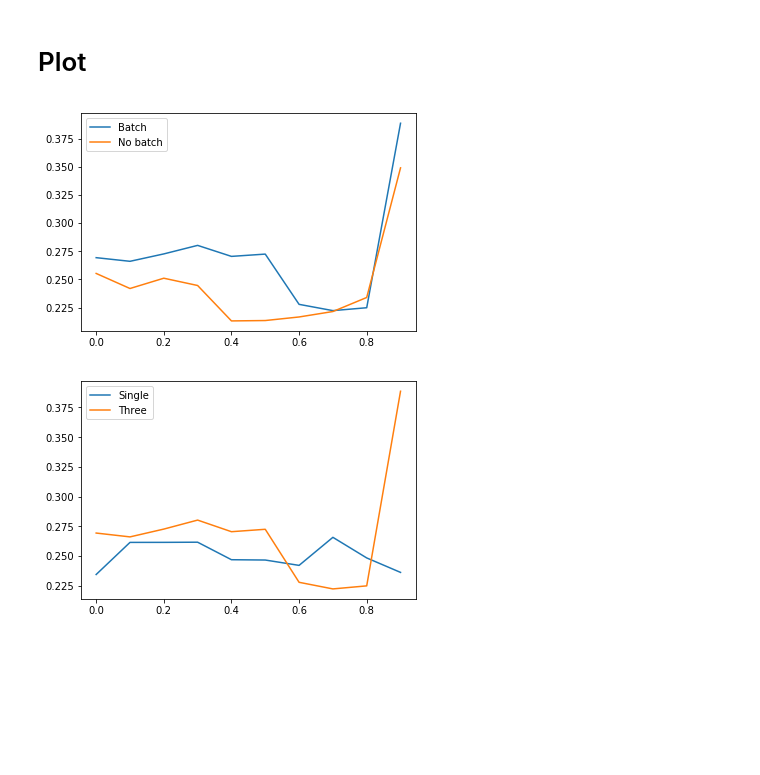
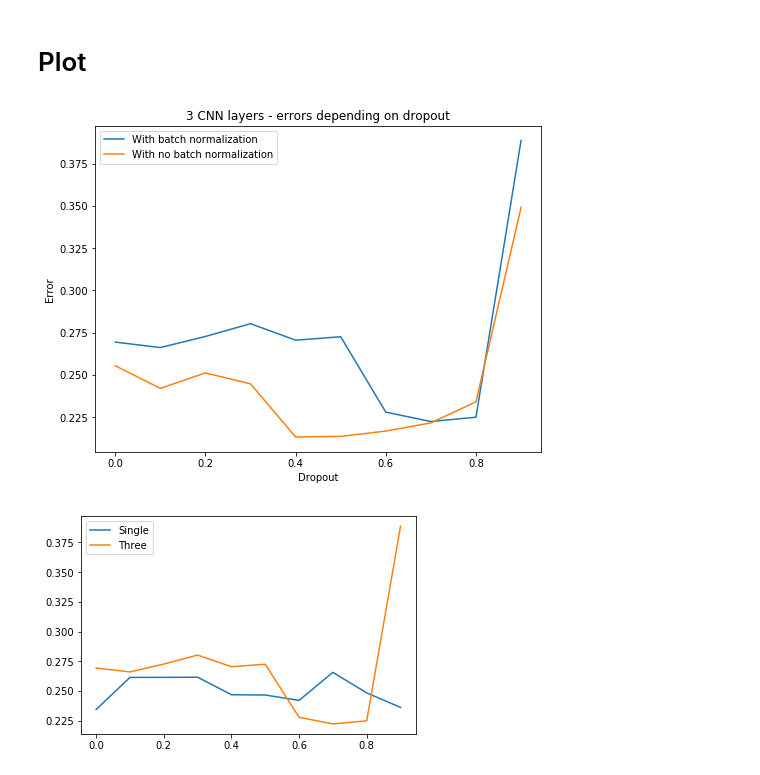
Before and after one commit to deatinor/EEG, a Jupyter notebook: stefano/plot.ipynb, the cells around one changed output. Cells and saved outputs as stored; diff of their text form; code cells hidden in the pictures; blank space fills up the shorter version.

```diff
--- a/stefano/plot.ipynb
+++ b/stefano/plot.ipynb
@@ -61,19 +61,23 @@ def get_performance(results):
 
     return performance_train,performance_validation,performance_test
 # %%
+plt.figure(figsize=(8,6))
+
 errors_train,errors_validation,errors_test=get_performance(three_layers)
 # plt.plot(dropout_values,errors_train)
-plt.plot(dropout_values,errors_test,label='Batch')
+plt.plot(dropout_values,errors_test,label='With batch normalization')
 
 errors_train,errors_validation,errors_test=get_performance(three_layers_1cnn)
 # plt.plot(dropout_values,errors_train)
-plt.plot(dropout_values,errors_test,label='No batch')
-
+plt.plot(dropout_values,errors_test,label='With no batch normalization')
+plt.title('3 CNN layers - errors depending on dropout')
+plt.xlabel('Dropout')
+plt.ylabel('Error')
 plt.legend()
 
 plt.show()
 # %% [output]
-[figure, old version]
+[figure, new version]
 # %%
 errors_train,errors_validation,errors_test=get_performance(single_layer)
 # plt.plot(dropout_values,errors_train)
```
Also changed, not shown: 6 other files.
